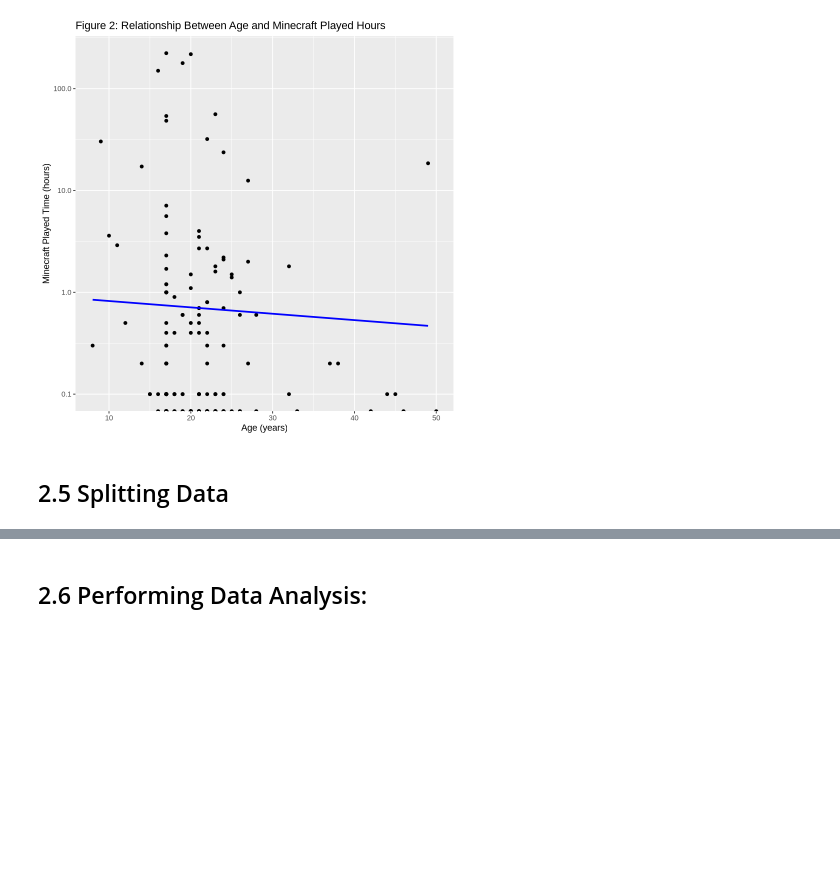
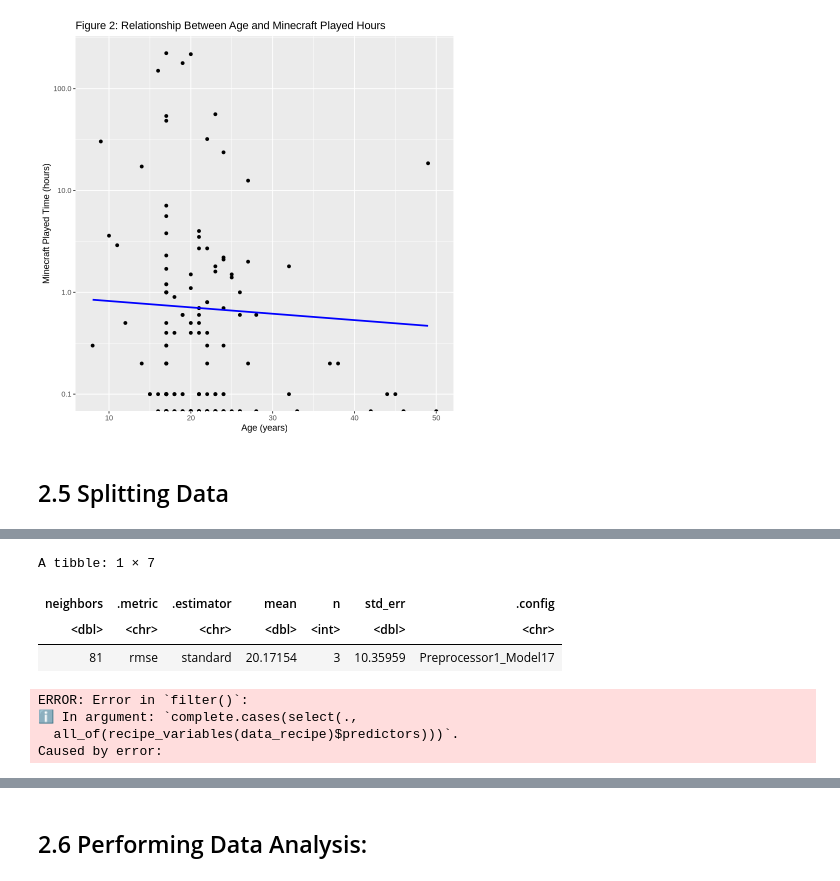
Before and after one commit to azoli113/DSCI100-Project-Group-006-36, a Jupyter notebook: Final Project.ipynb, the cells around one changed output, grey strips where cells are left out. Cells and saved outputs as stored; diff of their text form; code cells hidden in the pictures; blank space fills up the shorter version.

```diff
--- a/Final Project.ipynb
+++ b/Final Project.ipynb
@@ -179,0 +277,43 @@ A tibble: 6 × 7
+# %%
+# show only the row of minimum RMSPE
+data_min <- data_results |>
+  filter(mean == min(mean))
+
+data_min
+# %% [output]
+A tibble: 1 × 7
+| neighbors | .metric | .estimator | mean | n | std_err | .config |
+| <dbl> | <chr> | <chr> | <dbl> | <int> | <dbl> | <chr> |
+| 81 | rmse | standard | 20.17154 | 3 | 10.35959 | Preprocessor1_Model17 |
+# %%
+# Extract best K value
+kmin <- data_min |> pull(neighbors)
+
+# Define model specification with best K
+sacr_spec <- nearest_neighbor(weight_func = "rectangular", neighbors = kmin) |>
+  set_engine("kknn") |>
+  set_mode("regression")
+
+# Fit the model
+data_fit <- workflow() |>
+  add_recipe(data_recipe) |>
+  add_model(sacr_spec) |>
+  fit(data = training_data)
+
+# Filter testing_data to remove rows with NA in predictor columns
+testing_data_clean <- testing_data |>
+  filter(complete.cases(select(., all_of(recipe_variables(data_recipe)$predictors))))
+
+# Predict and evaluate RMSE
+data_summary <- data_fit |>
+  predict(testing_data_clean) |>
+  bind_cols(testing_data_clean) |>
+  metrics(truth = hours_played, estimate = .pred) |>
+  filter(.metric == "rmse")
+
+data_summary
+# %% [output]
+ERROR: Error in `filter()`:
+ℹ In argument: `complete.cases(select(.,
+  all_of(recipe_variables(data_recipe)$predictors)))`.
+Caused by error:
```
Also changed, not shown: parts of 7 cells of this notebook.
